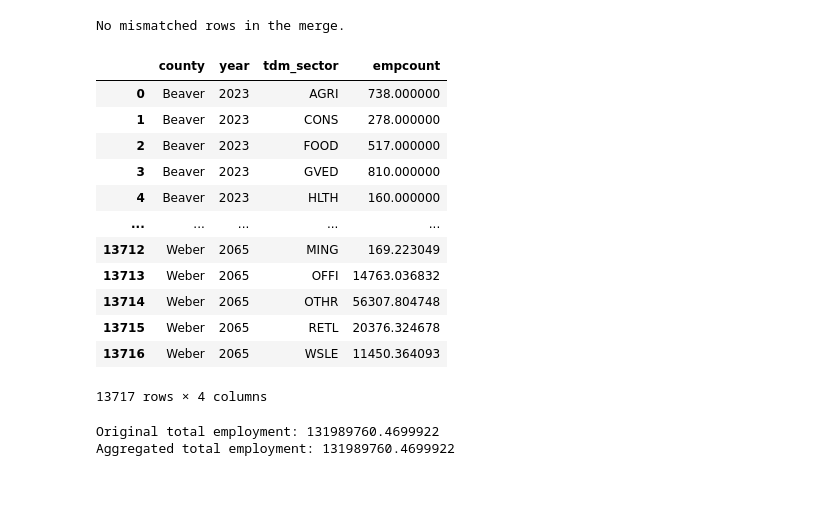
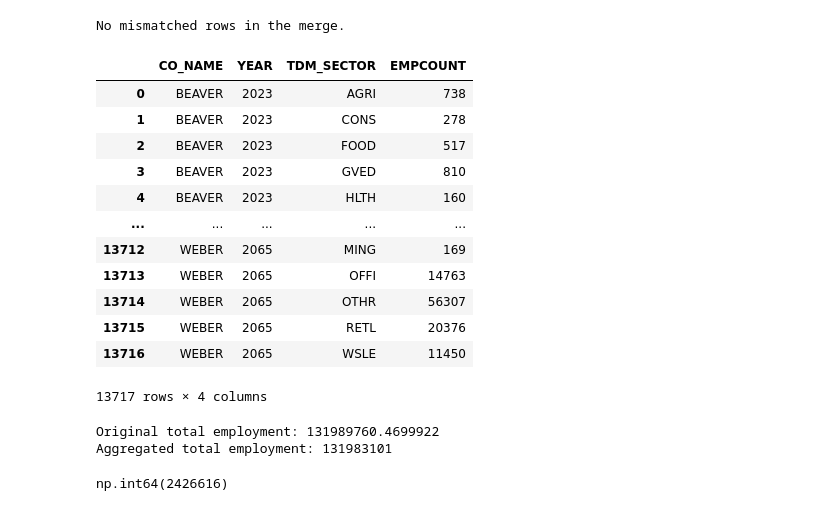
Before and after one commit to WFRCAnalytics/TDM-INP-Socioeconomic-Control-Totals, a Jupyter notebook: 1a-Process-GPI-Employment-Data.ipynb, the cells around one changed output. Drawn from its saved outputs; the diff is of its cells as text; code cells hidden in the pictures.

```diff
--- a/1-Process-GPI-Employment-Data.ipynb
+++ b/1a-Process-GPI-Employment-Data.ipynb
@@ -8,11 +8,11 @@ gpi_employment_by_county_csv = "data/GPI-SE-Data-20251121/Employment_Projections
 # %%
 gpi_employment_by_county_df = pd.read_csv(gpi_employment_by_county_csv)
 
-gpi_employment_by_county_df.columns = gpi_employment_by_county_df.columns.str.replace(r"[^0-9A-Za-z]+", "_", regex=True).str.lower()
+gpi_employment_by_county_df.columns = gpi_employment_by_county_df.columns.str.replace(r"[^0-9A-Za-z]+", "_", regex=True).str.upper()
 
 # Clean Industry names for merging, use lower case and remove non-alphabetic characters
-gpi_employment_by_county_df["industry"] = (
-    gpi_employment_by_county_df["industry"]
+gpi_employment_by_county_df["INDUSTRY"] = (
+    gpi_employment_by_county_df["INDUSTRY"]
     .astype(str)
     .str.lower()
     .str.replace(r"[^a-z\s]+", "", regex=True)  # keep a–z and spaces
@@ -21,9 +21,12 @@ gpi_employment_by_county_df["industry"] = (
 )
 
 # make sure only county level data is used
-gpi_employment_by_county_df = gpi_employment_by_county_df[gpi_employment_by_county_df['areatype']=='County']
-gpi_employment_by_county_df.rename(columns={'area':'county'}, inplace=True)
-gpi_employment_by_county_df.drop(columns=['areatype'], inplace=True)
+gpi_employment_by_county_df = gpi_employment_by_county_df[gpi_employment_by_county_df['AREATYPE']=='County']
+gpi_employment_by_county_df.rename(columns={'AREA':'CO_NAME'}, inplace=True)
+gpi_employment_by_county_df.drop(columns=['AREATYPE'], inplace=True)
+
+# Standardize county names to uppercase for consistency
+gpi_employment_by_county_df['CO_NAME'] = gpi_employment_by_county_df['CO_NAME'].str.upper()
 
 gpi_employment_by_county_df
 # %% [output]
@@ -52,11 +55,11 @@ employment_classification_df = pd.read_excel(
     skiprows=lambda x: x < 3 or x > 29  # Keep rows 4–30 only
 )
 # Add underscores
-employment_classification_df.columns = employment_classification_df.columns.str.replace(r"[^0-9A-Za-z]+", "_", regex=True).str.lower()
+employment_classification_df.columns = employment_classification_df.columns.str.replace(r"[^0-9A-Za-z]+", "_", regex=True).str.upper()
 
 # Clean Industry names for merging, use lower case and remove non-alphabetic characters
-employment_classification_df["gpi_industry"] = (
-    employment_classification_df["gpi_industry"]
+employment_classification_df["GPI_INDUSTRY"] = (
+    employment_classification_df["GPI_INDUSTRY"]
     .astype(str)
     .str.lower()
     .str.replace(r"[^a-z\s]+", "", regex=True)  # keep a–z and spaces
@@ -66,17 +69,17 @@ employment_classification_df["gpi_industry"] = (
 
 # remove "State and Local Government" and "total jobs" rows that aren't in GPI data
 employment_classification_df = employment_classification_df[
-    ~employment_classification_df["gpi_industry"].isin(["state and local government", "total jobs"])
+    ~employment_classification_df["GPI_INDUSTRY"].isin(["state and local government", "total jobs"])
 ].reset_index(drop=True)
 
 # recode "State Government" and "Local Government" to "GVED" and corresponding IDs
-mask = employment_classification_df["gpi_industry"].isin(["state government", "local government"])
-employment_classification_df.loc[mask, ["tdm_sector", "tdm_sector_id", "tdm_7_sector", "tdm_7_sector_id"]] = [
+mask = employment_classification_df["GPI_INDUSTRY"].isin(["state government", "local government"])
+employment_classification_df.loc[mask, ["TDM_SECTOR", "TDM_SECTOR_ID", "TDM_7_SECTOR", "TDM_7_SECTOR_ID"]] = [
     ["GVED", 6, "OTH", 3]
 ]
 
 # export to processed data folder
-employment_classification_df.to_csv("data-processed/employment_classification_lookup.csv", index=False)
+employment_classification_df.to_csv("intermediate/employment_classification_lookup.csv", index=False)
 
 employment_classification_df
 # %% [output]
@@ -98,12 +101,12 @@ employment_classification_df
 | 22 | state government | StateGovernment | 24 | State Government | 6 | GVED | 3 | ... |
 | 23 | local government | LocalGovernment | 25 | Local Government | 6 | GVED | 3 | ... |
 # %%
-gpi_to_tdm_emp_category_df = employment_classification_df[["gpi_industry", "tdm_sector"]].drop_duplicates()
-gpi_to_tdm_emp_category_df.rename(columns={"gpi_industry": "industry"}, inplace=True)
+gpi_to_tdm_emp_category_df = employment_classification_df[["GPI_INDUSTRY", "TDM_SECTOR"]].drop_duplicates()
+gpi_to_tdm_emp_category_df.rename(columns={"GPI_INDUSTRY": "INDUSTRY"}, inplace=True)
 
-# Clean Industry names for merging, use lower case and remove non-alphabetic characters
-gpi_to_tdm_emp_category_df["industry"] = (
-    gpi_to_tdm_emp_category_df["industry"]
+# Clean INDUSTRY names for merging, use lower case and remove non-alphabetic characters
+gpi_to_tdm_emp_category_df["INDUSTRY"] = (
+    gpi_to_tdm_emp_category_df["INDUSTRY"]
     .astype(str)
     .str.lower()
     .str.replace(r"[^a-z\s]+", "", regex=True)  # keep a–z and spaces
@@ -147,6 +150,6 @@ if right_only==set():
 # %% [output]
 All industries in the lookup have matching GPI employment data.
 # %%
-gpi_data_with_tdm_codes_df = pd.merge(gpi_employment_by_county_df, gpi_to_tdm_emp_category_df, on="industry", how="outer")
+gpi_data_with_tdm_codes_df = pd.merge(gpi_employment_by_county_df, gpi_to_tdm_emp_category_df, on="INDUSTRY", how="outer")
 gpi_data_with_tdm_codes_df
 # %% [output]
@@ -172,28 +175,35 @@ if null_rows_df.size == 0:
 # %% [output]
 No mismatched rows in the merge.
 # %%
-tdm_emp_data_df = gpi_data_with_tdm_codes_df.groupby(['county','year','tdm_sector']).agg({'empcount':'sum'}).reset_index()
+tdm_emp_data_df = gpi_data_with_tdm_codes_df.groupby(['CO_NAME','YEAR','TDM_SECTOR']).agg({'EMPCOUNT':'sum'}).reset_index()
+tdm_emp_data_df['EMPCOUNT'] = tdm_emp_data_df['EMPCOUNT'].astype(int)
 tdm_emp_data_df
 # %% [output]
-|  | county | year | tdm_sector | empcount |
-| 0 | Beaver | 2023 | AGRI | 738.000000 |
-| 1 | Beaver | 2023 | CONS | 278.000000 |
-| 2 | Beaver | 2023 | FOOD | 517.000000 |
-| 3 | Beaver | 2023 | GVED | 810.000000 |
-| 4 | Beaver | 2023 | HLTH | 160.000000 |
+|  | CO_NAME | YEAR | TDM_SECTOR | EMPCOUNT |
+| 0 | BEAVER | 2023 | AGRI | 738 |
+| 1 | BEAVER | 2023 | CONS | 278 |
+| 2 | BEAVER | 2023 | FOOD | 517 |
+| 3 | BEAVER | 2023 | GVED | 810 |
+| 4 | BEAVER | 2023 | HLTH | 160 |
 | ... | ... | ... | ... | ... |
-| 13712 | Weber | 2065 | MING | 169.223049 |
-| 13713 | Weber | 2065 | OFFI | 14763.036832 |
-| 13714 | Weber | 2065 | OTHR | 56307.804748 |
-| 13715 | Weber | 2065 | RETL | 20376.324678 |
-| 13716 | Weber | 2065 | WSLE | 11450.364093 |
+| 13712 | WEBER | 2065 | MING | 169 |
+| 13713 | WEBER | 2065 | OFFI | 14763 |
+| 13714 | WEBER | 2065 | OTHR | 56307 |
+| 13715 | WEBER | 2065 | RETL | 20376 |
+| 13716 | WEBER | 2065 | WSLE | 11450 |
 13717 rows × 4 columns
 # %%
 # Check sums from original GPI data and aggregated TDM data
-original_total_emp = gpi_employment_by_county_df['empcount'].sum()
-aggregated_total_emp = tdm_emp_data_df['empcount'].sum()
+original_total_emp = gpi_employment_by_county_df['EMPCOUNT'].sum()
+aggregated_total_emp = tdm_emp_data_df['EMPCOUNT'].sum()
 print(f"Original total employment: {original_total_emp}")
 print(f"Aggregated total employment: {aggregated_total_emp}")
 # %% [output]
 Original total employment: 131989760.4699922
-Aggregated total employment: 131989760.4699922
+Aggregated total employment: 131983101
+# %%
+_2023_df = tdm_emp_data_df[tdm_emp_data_df['YEAR']==2023]
+_2023_df['EMPCOUNT'].sum()
+# 2023 All jobs in 20250307 Dataset is 2,426,629
+# %% [output]
+np.int64(2426616)
```
Also changed, not shown: parts of 9 cells of this notebook, 21 other files.
